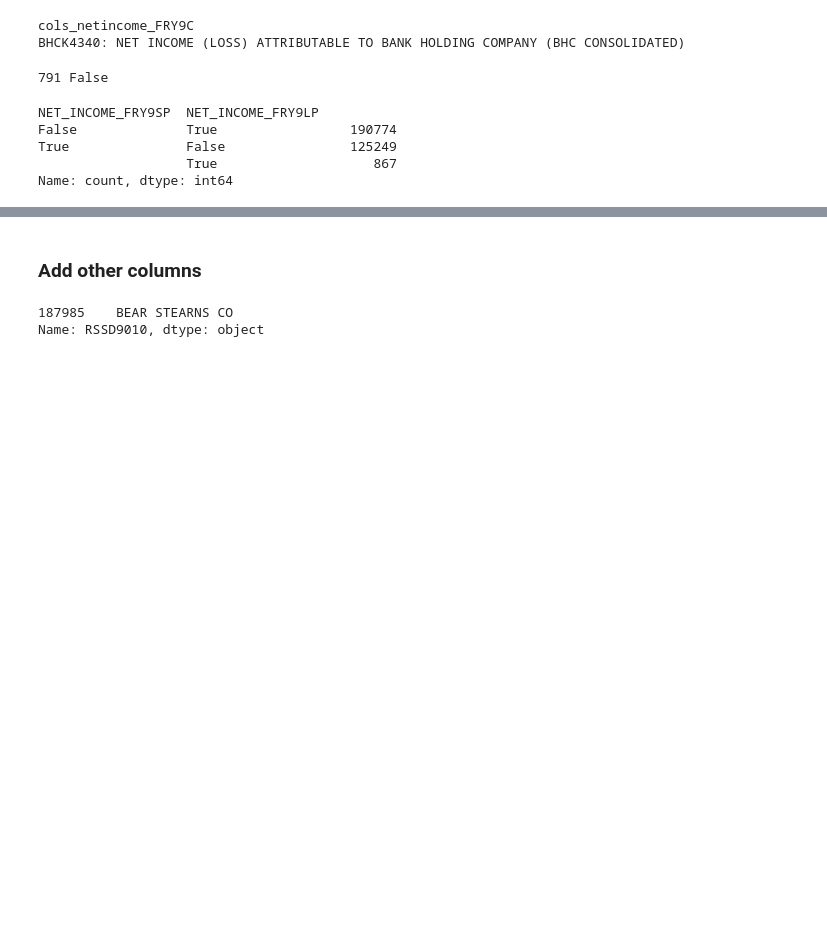
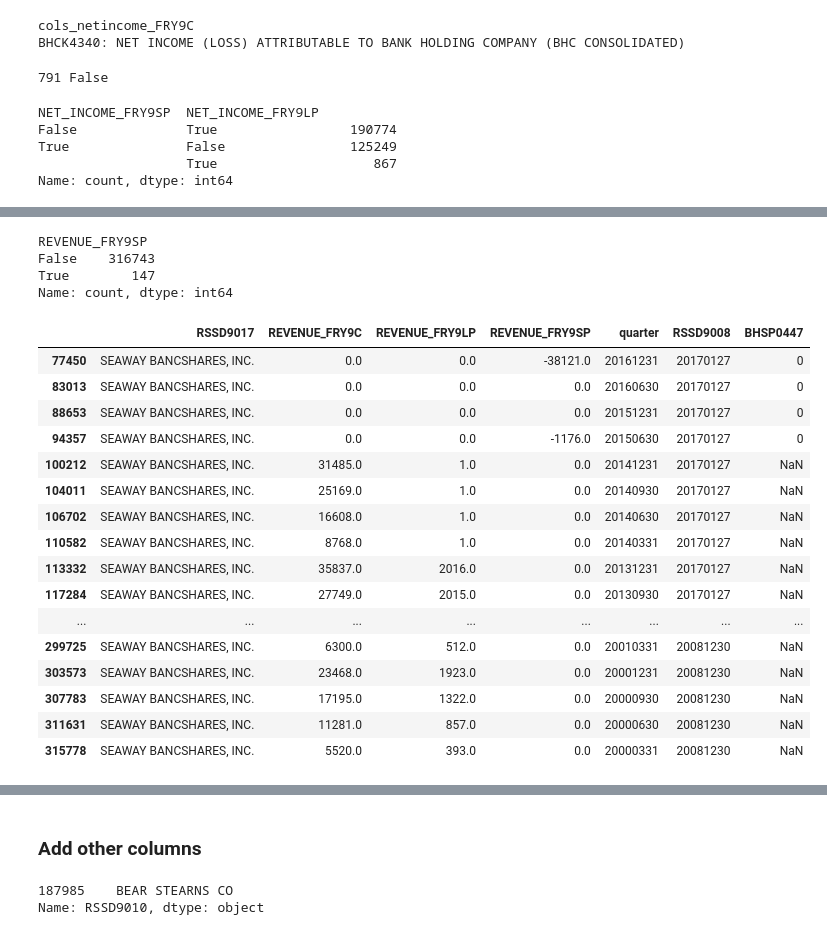
Before and after one commit to jmanacid1/DSE-Project, a Jupyter notebook: Data_Processing/notebooks/Dynamics of finance.ipynb, the cells around one changed output, grey strips where cells are left out. Cells and saved outputs as stored; diff of their text form; code cells hidden in the pictures; blank space fills up the shorter version.

```diff
--- a/Data_Processing/notebooks/Dynamics of finance.ipynb
+++ b/Data_Processing/notebooks/Dynamics of finance.ipynb
@@ -339,0 +421,10 @@ df_all_final['NET_INCOME'] = np.where(df_all_final['NET_INCOME_FRY9C'] != 0,
+# %%
+## add netincome col. followed same rational as with revenue
+cols_netincome_before_undis_rub_FRY9SP = ['BHSP4340']
+cols_netincome_before_undis_rub_FRY9LP = ['BHCP4340']
+
+df_all_final[cols_netincome_before_undis_rub_FRY9SP]=df_all_final[cols_netincome_before_undis_rub_FRY9SP].astype(float)
+df_all_final[cols_netincome_before_undis_rub_FRY9LP]=df_all_final[cols_netincome_before_undis_rub_FRY9LP].astype(float)
+
+df_all_final['NET_INCOME_BEF_UND_RUB_FRY9SP'] = df_all_final.loc[:,[*dict_cols_final, 'quarter']][cols_netincome_before_undis_rub_FRY9SP].sum(axis=1)
+df_all_final['NET_INCOME_BEF_UND_RUB_FRY9LP'] = df_all_final.loc[:,[*dict_cols_final, 'quarter']][cols_netincome_before_undis_rub_FRY9LP].sum(axis=1)
@@ -339,0 +462,30 @@ df_all_final['NET_INCOME'] = np.where(df_all_final['NET_INCOME_FRY9C'] != 0,
+# %%
+# Identify if when focusing on LP and SP values, net income and revenue can have weird values (negative revenues)
+print((df_all_final.loc[:,'REVENUE_FRY9SP']<0).value_counts())
+cond_neg_rev = df_all_final.loc[:,'REVENUE_FRY9SP']<0
+idx_neg_rev = df_all_final[cond_neg_rev].sort_values('REVENUE_FRY9SP')['RSSD9001'].unique()
+df_all_final[df_all_final['RSSD9001'].isin(idx_neg_rev[:1])].loc[:,['RSSD9017','REVENUE_FRY9C','REVENUE_FRY9LP','REVENUE_FRY9SP','quarter','RSSD9008','BHSP0447']]
+#answer: it is normal, there are gains(losses) and other income rubrics in SP, that can be negative.
+# Important to notice that subsidiary related income is sales between major parent and subsidiary, not consolidated revenues from subsidiary
+# %% [output]
+REVENUE_FRY9SP
+False    316743
+True        147
+Name: count, dtype: int64
+|  | RSSD9017 | REVENUE_FRY9C | REVENUE_FRY9LP | REVENUE_FRY9SP | quarter | RSSD9008 | BHSP0447 |
+| 77450 | SEAWAY BANCSHARES, INC. | 0.0 | 0.0 | -38121.0 | 20161231 | 20170127 | 0 |
+| 83013 | SEAWAY BANCSHARES, INC. | 0.0 | 0.0 | 0.0 | 20160630 | 20170127 | 0 |
+| 88653 | SEAWAY BANCSHARES, INC. | 0.0 | 0.0 | 0.0 | 20151231 | 20170127 | 0 |
+| 94357 | SEAWAY BANCSHARES, INC. | 0.0 | 0.0 | -1176.0 | 20150630 | 20170127 | 0 |
+| 100212 | SEAWAY BANCSHARES, INC. | 31485.0 | 1.0 | 0.0 | 20141231 | 20170127 | NaN |
+| 104011 | SEAWAY BANCSHARES, INC. | 25169.0 | 1.0 | 0.0 | 20140930 | 20170127 | NaN |
+| 106702 | SEAWAY BANCSHARES, INC. | 16608.0 | 1.0 | 0.0 | 20140630 | 20170127 | NaN |
+| 110582 | SEAWAY BANCSHARES, INC. | 8768.0 | 1.0 | 0.0 | 20140331 | 20170127 | NaN |
+| 113332 | SEAWAY BANCSHARES, INC. | 35837.0 | 2016.0 | 0.0 | 20131231 | 20170127 | NaN |
+| 117284 | SEAWAY BANCSHARES, INC. | 27749.0 | 2015.0 | 0.0 | 20130930 | 20170127 | NaN |
+| ... | ... | ... | ... | ... | ... | ... | ... |
+| 299725 | SEAWAY BANCSHARES, INC. | 6300.0 | 512.0 | 0.0 | 20010331 | 20081230 | NaN |
+| 303573 | SEAWAY BANCSHARES, INC. | 23468.0 | 1923.0 | 0.0 | 20001231 | 20081230 | NaN |
+| 307783 | SEAWAY BANCSHARES, INC. | 17195.0 | 1322.0 | 0.0 | 20000930 | 20081230 | NaN |
+| 311631 | SEAWAY BANCSHARES, INC. | 11281.0 | 857.0 | 0.0 | 20000630 | 20081230 | NaN |
+| 315778 | SEAWAY BANCSHARES, INC. | 5520.0 | 393.0 | 0.0 | 20000331 | 20081230 | NaN |
```
Also changed, not shown: parts of 33 cells of this notebook, 3 other files.
